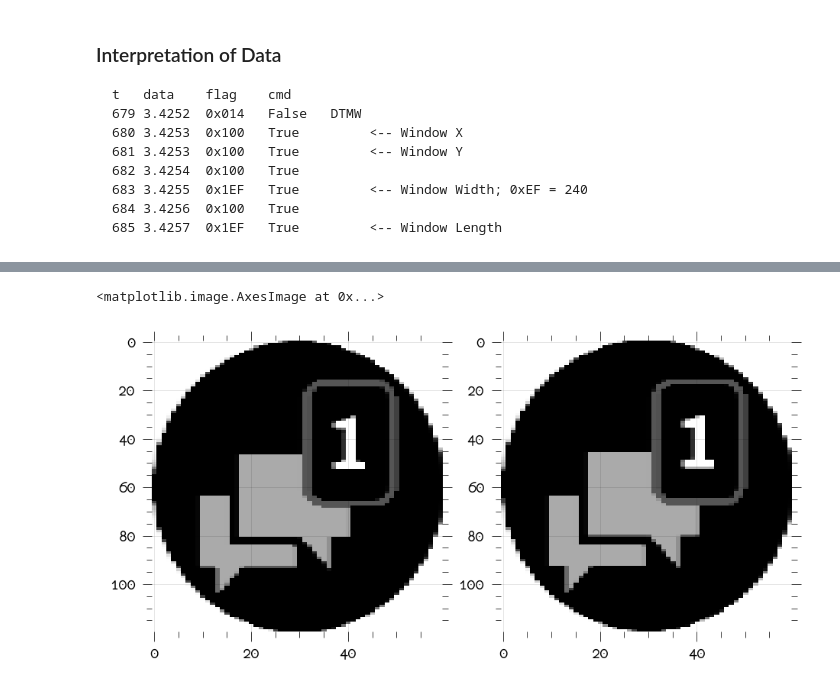
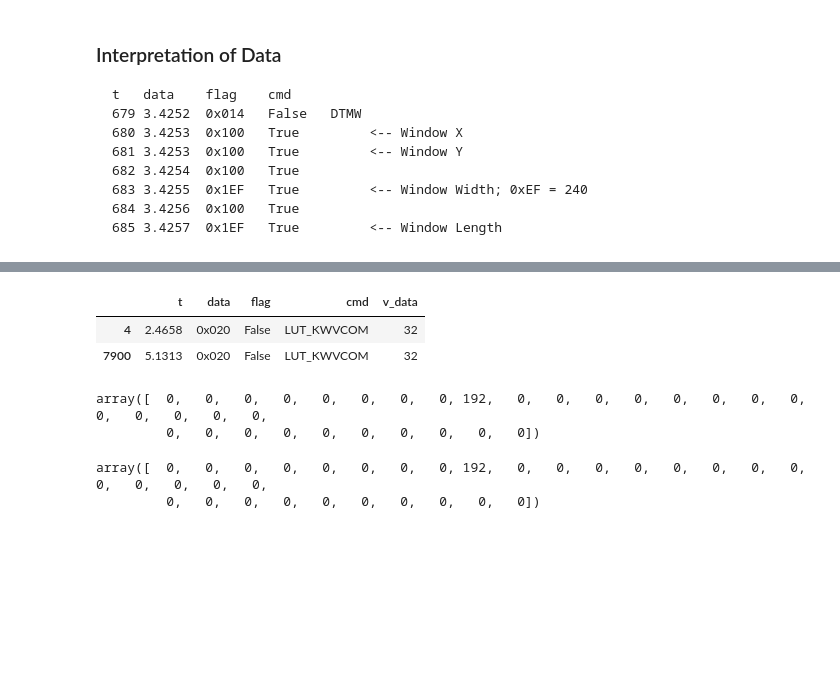
Before and after one commit to prashnts/betty-epd, a Jupyter notebook: notebooks/15-17--logic-analysis-spi.ipynb, the cells around one changed output, grey strips where cells are left out. Drawn from its saved outputs; the diff is of its cells as text; code cells hidden in the pictures; blank space fills up the shorter version.

```diff
--- a/notebooks/15-17--logic-analysis-spi.ipynb
+++ b/notebooks/15-17--logic-analysis-spi.ipynb
@@ -149,15 +133,16 @@ edf.query('flag==False').head()
-# %%
-ix = edf[8:14408].data.str.replace('0x1', '').apply(lambda x: int(x, 16)).values.reshape(120, 120)
-
-ix_a = ix[:,:60]
-ix_b = ix[:,60:]
-
-
-plt.figure(figsize=(6, 3))
-plt.subplot(121)
-plt.imshow(ix_a, aspect=0.5)
-plt.subplot(122)
-plt.imshow(ix_b, aspect=0.5)
-# %% [output]
-<matplotlib.image.AxesImage at 0x...>
-[figure, removed]
+# %%
+# LUT Values for KWVCOM
+
+display(sq_bw.df.query('cmd == "LUT_KWVCOM"'))
+
+display(sq_bw.df[5: 37].v_data.values)
+
+display(sq_bw.df[7901: 7933].v_data.values)
+# %% [output]
+|  | t | data | flag | cmd | v_data |
+| 4 | 2.4658 | 0x020 | False | LUT_KWVCOM | 32 |
+| 7900 | 5.1313 | 0x020 | False | LUT_KWVCOM | 32 |
+array([  0,   0,   0,   0,   0,   0,   0,   0, 192,   0,   0,   0,   0,   0,   0,   0,   0,   0,   0,   0,   0,   0,
+         0,   0,   0,   0,   0,   0,   0,   0,   0,   0])
+array([  0,   0,   0,   0,   0,   0,   0,   0, 192,   0,   0,   0,   0,   0,   0,   0,   0,   0,   0,   0,   0,   0,
+         0,   0,   0,   0,   0,   0,   0,   0,   0,   0])
```
Also changed, not shown: parts of 11 cells of this notebook, 4 other files.
